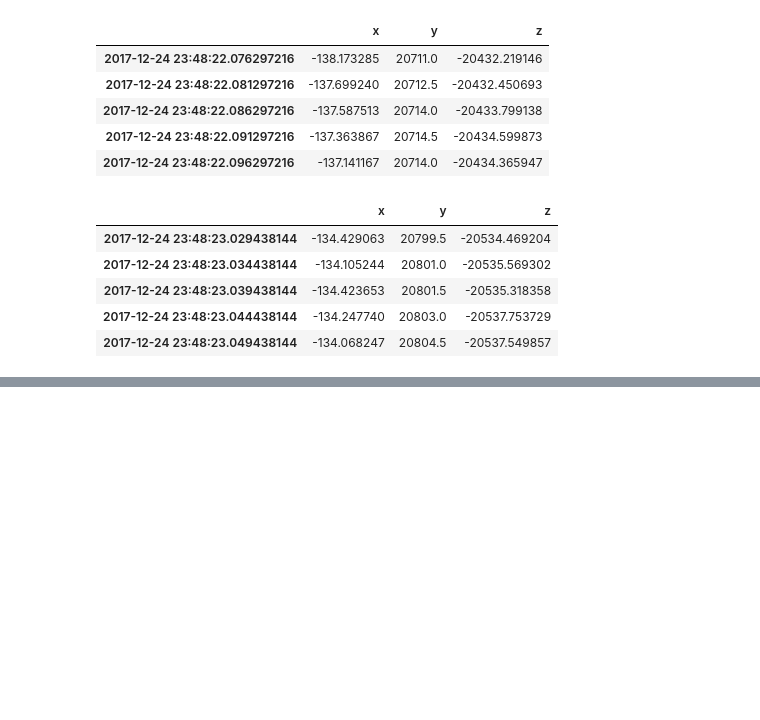
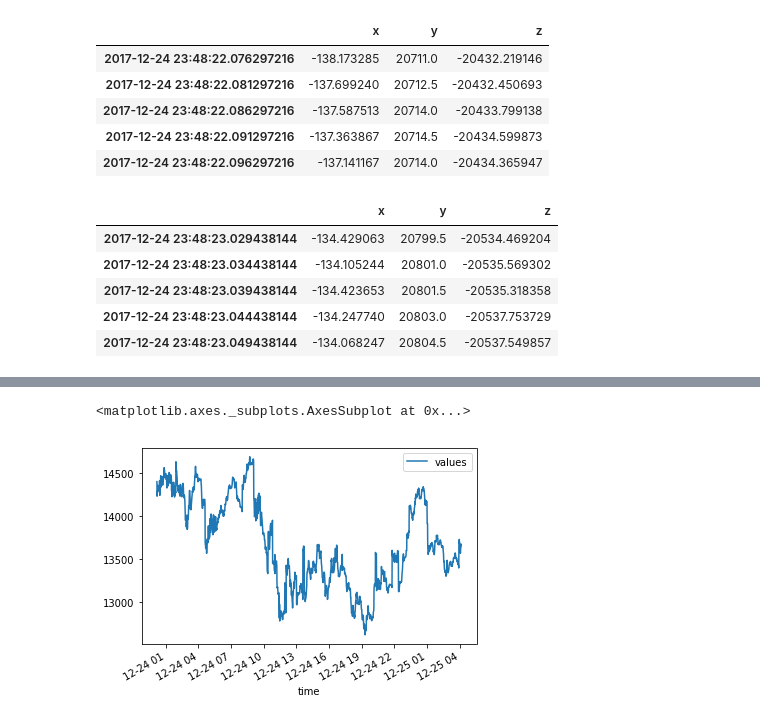
Before and after one commit to xuberance137/deep-learning-models, a Jupyter notebook: TimeSeriesStreaming.ipynb, the cells around one changed output, grey strips where cells are left out. Cells and saved outputs as stored; diff of their text form; code cells hidden in the pictures; blank space fills up the shorter version.

Commit message:
Adding dataframe plotting support

```diff
--- a/TimeSeriesStreaming.ipynb
+++ b/TimeSeriesStreaming.ipynb
@@ -29,0 +79,11 @@ Loading BokehJS ...
+# %%
+j3 = json.loads(r3.content)
+# %%
+pricing_times = []
+pricing_values = []
+for item in j3:
+    pricing_times.append(item['time'])
+    pricing_values.append(item['average'])
+# %%
+pricing_window = {'time': pricing_times, 'values': pricing_values}
+df = pd.DataFrame(pricing_window)
@@ -29,0 +110,5 @@ Loading BokehJS ...
+# %%
+df['time'] = pd.to_datetime(df['time'])
+df.index = df['time']
+del df['time']
+df
@@ -29,0 +137,5 @@ Loading BokehJS ...
+# %%
+df.plot()
+# %% [output]
+<matplotlib.axes._subplots.AxesSubplot at 0x...>
+[figure, added]
```
Also changed, not shown: parts of 10 cells of this notebook, 1 other file.
